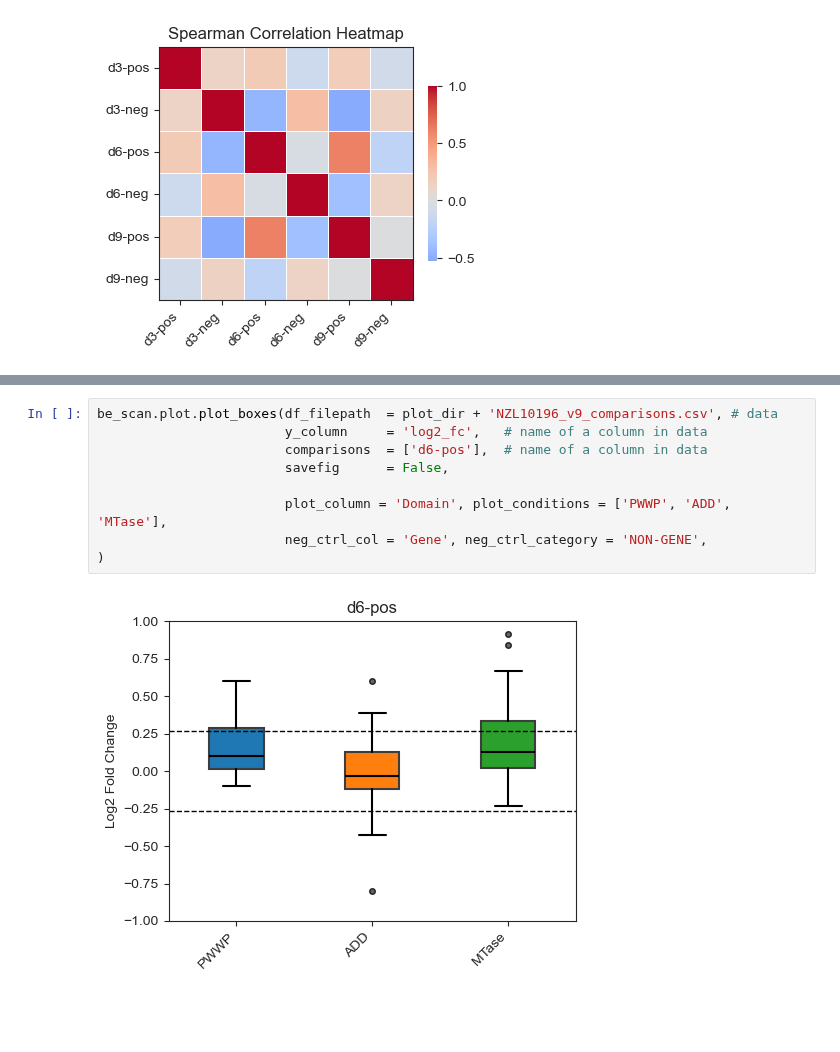
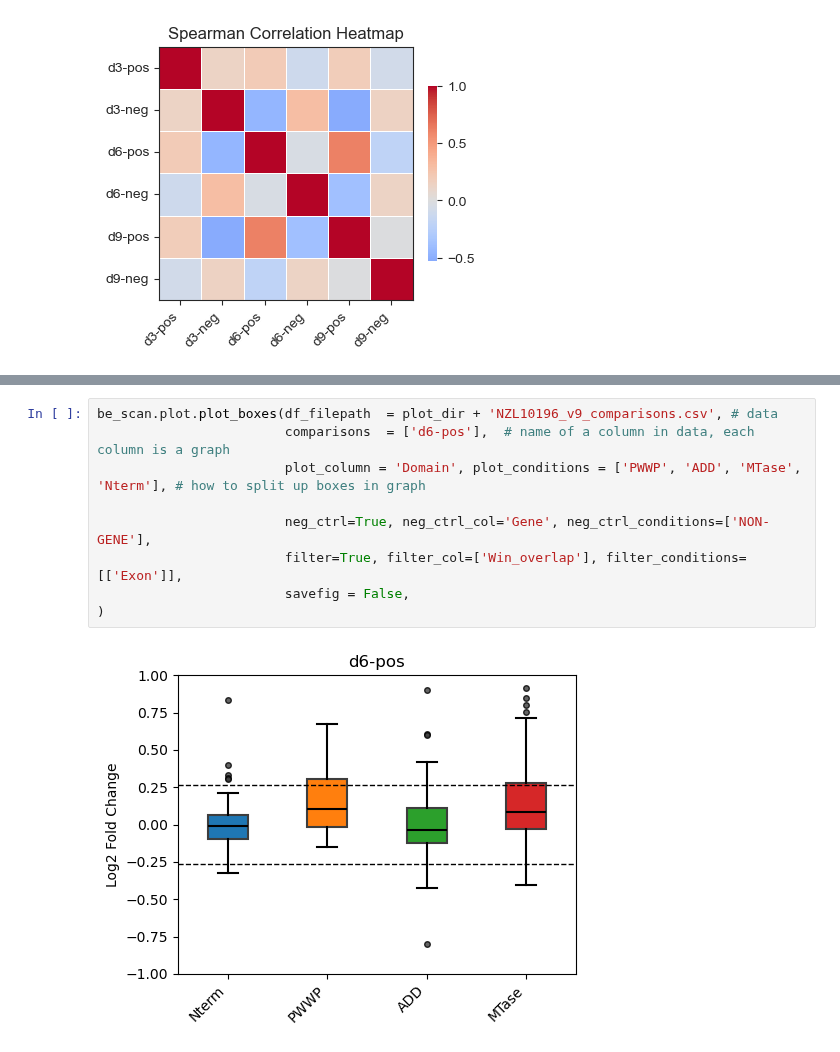
Before and after one commit to liaulab/be-scan, a Jupyter notebook: docs/source/notebooks/tutorial.ipynb, the cells around one changed output, grey strips where cells are left out. Saved outputs shown, nothing was run; the diff lists cells and outputs as text; blank space fills up the shorter version.

Commit message:
added filtering features to plots, and refactored plot, in response to Julia's data analysis task

```diff
--- a/docs/source/notebooks/tutorial.ipynb
+++ b/docs/source/notebooks/tutorial.ipynb
@@ -331,12 +329,12 @@ be_scan.plot.plot_corr_scatterplot(df_filepath = plot_dir + 'NZL10196_v9_compari
 [figure]
 # %%
 be_scan.plot.plot_boxes(df_filepath  = plot_dir + 'NZL10196_v9_comparisons.csv', # data
-                        y_column     = 'log2_fc',   # name of a column in data
-                        comparisons  = ['d6-pos'],  # name of a column in data
-                        savefig      = False,
+                        comparisons  = ['d6-pos'],  # name of a column in data, each column is a graph
+                        plot_column = 'Domain', plot_conditions = ['PWWP', 'ADD', 'MTase', 'Nterm'], # how to split up boxes in graph
 
-                        plot_column = 'Domain', plot_conditions = ['PWWP', 'ADD', 'MTase'],
-                        neg_ctrl_col = 'Gene', neg_ctrl_category = 'NON-GENE',
+                        neg_ctrl=True, neg_ctrl_col='Gene', neg_ctrl_conditions=['NON-GENE'],
+                        filter=True, filter_col=['Win_overlap'], filter_conditions=[['Exon']],
+                        savefig = False,
 )
 # %% [output]
-[figure, old version]
+[figure, new version]
```
Also changed, not shown: parts of 2 cells of this notebook, 6 other files.
